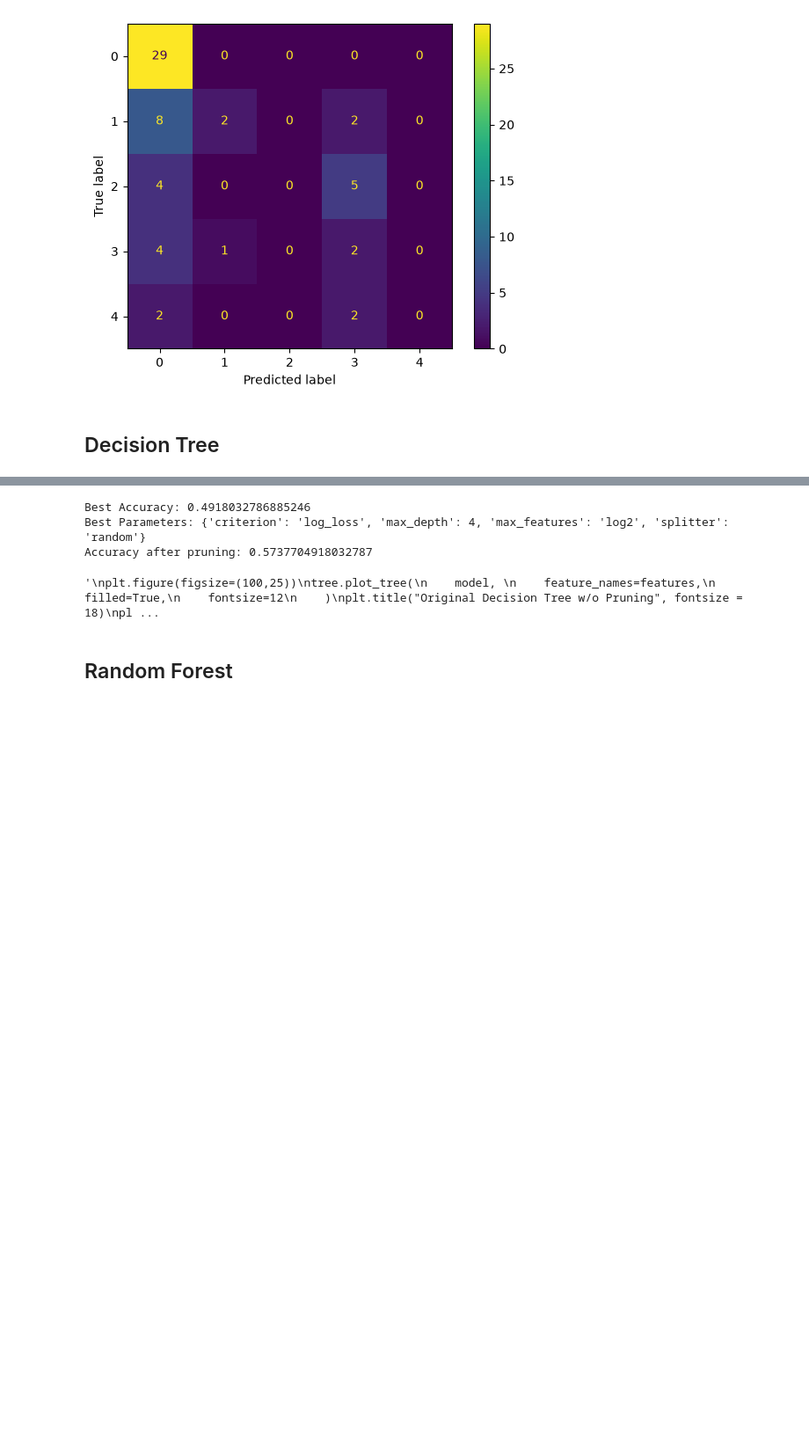
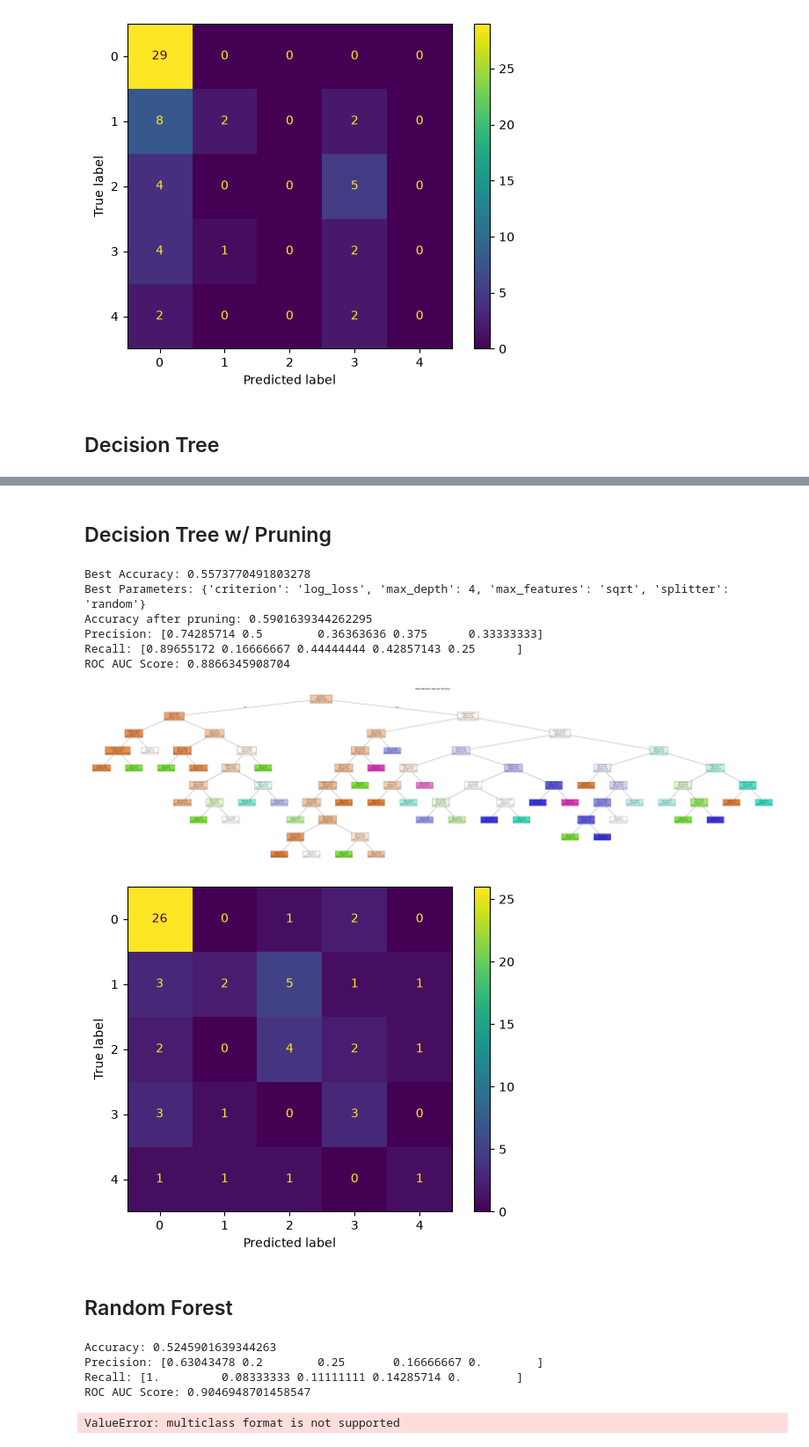
Before and after one commit to apple-person/heart_machine_learning, a Jupyter notebook: heart_learning.ipynb, the cells around one changed output, grey strips where cells are left out. Shown at 88% size. Drawn from its saved outputs; the diff is of its cells as text; code cells hidden in the pictures; blank space fills up the shorter version.

```diff
--- a/heart_learning.ipynb
+++ b/heart_learning.ipynb
@@ -95,3 +113,5 @@ Accuracy w/o Pruning:  0.5081967213114754
+# %% [markdown]
+## Decision Tree w/ Pruning
 # %%
 from sklearn.model_selection import GridSearchCV
 
@@ -106,53 +126,80 @@ tree = DecisionTreeClassifier()
 cv = GridSearchCV(tree, param_grid=parameters, cv=5)
 cv.fit(X_train, y_train)
 
-path = model.cost_complexity_pruning_path(X_train, y_train)
+path = tree.cost_complexity_pruning_path(X_train, y_train)
 ccp_alphas = path.ccp_alphas
 
 pruned_models = []
 
 for alpha in ccp_alphas:
     pruned_model = DecisionTreeClassifier(
         criterion="gini",
         ccp_alpha=alpha
     )
     pruned_model.fit(X_train, y_train)
     pruned_models.append(pruned_model)
 
 print("Best Accuracy:", cv.score(X_test, y_test))
 print("Best Parameters:", cv.best_params_)
 
 best_accuracy = 0
 best_pruned_model = None
 
 for m in pruned_models:
     acc = m.score(X_test, y_test)
     if acc > best_accuracy:
         best_accuracy = acc
         best_pruned_model = m
 
-print("Accuracy after pruning:", best_accuracy)
+########################
 
-'''
+predictions = best_pruned_model.predict(X_test)
+print_stats(predictions)
+plot_roc_curve(model)
+
+######## plot model ########
 plt.figure(figsize=(100,25))
-tree.plot_tree(
-    model,
+plot_tree(
+    best_pruned_model,
     feature_names=features,
     filled=True,
     fontsize=12
     )
-plt.title("Original Decision Tree w/o Pruning", fontsize = 18)
+plt.title("New Decision Tree w/o Pruning", fontsize = 18)
 plt.show()
 
-original_accuracy = model.score(X_test, y_test)
-print("Accuracy w/o Pruning: " , original_accuracy)'''
+
+#################
+
+plot_confusion_matrix(predictions)
 # %% [output]
-Best Accuracy: 0.4918032786885246
-Best Parameters: {'criterion': 'log_loss', 'max_depth': 4, 'max_features': 'log2', 'splitter': 'random'}
-Accuracy after pruning: 0.5737704918032787
+Best Accuracy: 0.5573770491803278
+Best Parameters: {'criterion': 'log_loss', 'max_depth': 4, 'max_features': 'sqrt', 'splitter': 'random'}
+Accuracy after pruning: 0.5901639344262295
+Precision: [0.74285714 0.5        0.36363636 0.375      0.33333333]
+Recall: [0.89655172 0.16666667 0.44444444 0.42857143 0.25      ]
+ROC AUC Score: 0.8866345908704
-'\nplt.figure(figsize=(100,25))\ntree.plot_tree(\n    model, \n    feature_names=features,\n    filled=True,\n    fontsize=12\n    )\nplt.title("Original Decision Tree w/o Pruning", fontsize = 18)\npl ...
+[figure, added]
+[figure, added]
 # %% [markdown]
 ## Random Forest
 # %%
-rf_classifier = RandomForestClassifier(n_estimators=100, random_state=42)
+rf_classifier = RandomForestClassifier(n_estimators=100, max_depth=10, min_samples_leaf=5, random_state=42)
 rf_classifier.fit(X_train, y_train)
+
+predictions = rf_classifier.predict(X_test)
+print_stats(predictions)
+plot_roc_curve(model)
+
+# classification report
+classification_rep = classification_report(y_test, predictions)
+print("Classification Report: ", classification_rep)
+
+# Create and Display Confusion Matrix
+plot_confusion_matrix(predictions)
+# %% [output]
+Accuracy: 0.5245901639344263
+Precision: [0.63043478 0.2        0.25       0.16666667 0.        ]
+Recall: [1.         0.08333333 0.11111111 0.14285714 0.        ]
+ROC AUC Score: 0.9046948701458547
+ValueError: multiclass format is not supported
```
Also changed, not shown: parts of 6 cells of this notebook.
